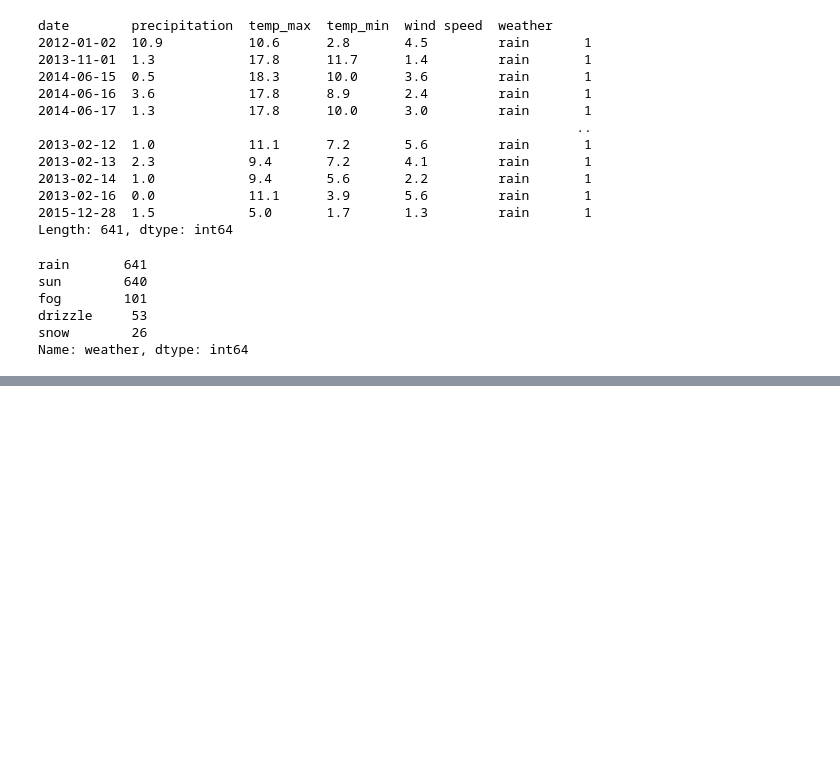
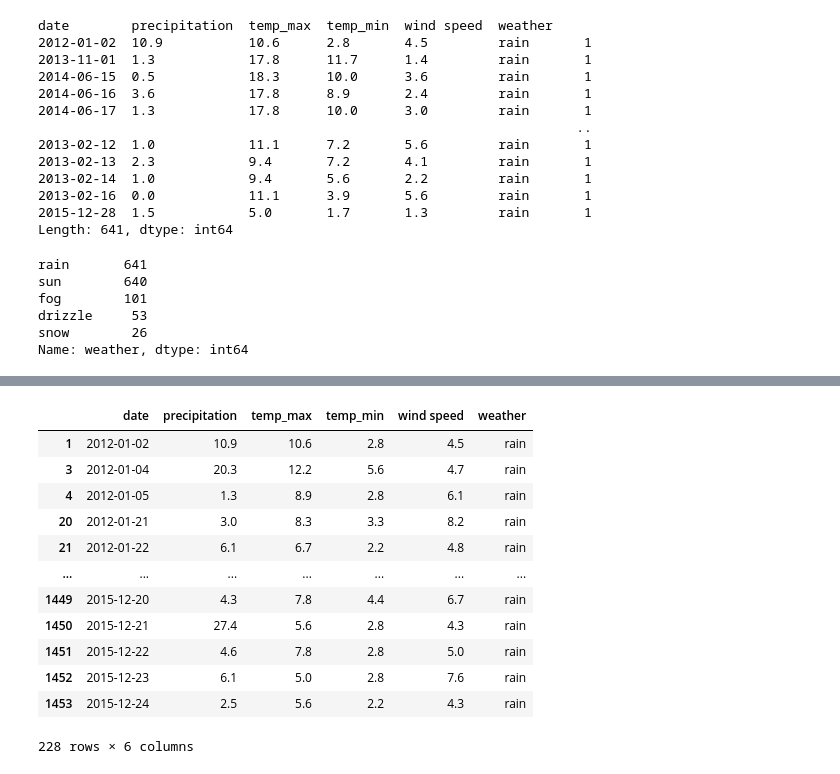
Before and after one commit to shashankgmadival/DATA-ANALYSIS, a Jupyter notebook: weather-prediction.ipynb, the cells around one changed output, grey strips where cells are left out. Saved outputs shown, nothing was run; the diff lists cells and outputs as text; code cells hidden in the pictures; blank space fills up the shorter version.

Commit message:
some data analysis methods are done

```diff
--- a/weather-prediction.ipynb
+++ b/weather-prediction.ipynb
@@ -391,0 +409,16 @@ Name: weather, dtype: int64
+# %%
+data[(data['wind speed'] > 4) & (data['weather'] == 'rain') ]
+# %% [output]
+|  | date | precipitation | temp_max | temp_min | wind speed | weather |
+| 1 | 2012-01-02 | 10.9 | 10.6 | 2.8 | 4.5 | rain |
+| 3 | 2012-01-04 | 20.3 | 12.2 | 5.6 | 4.7 | rain |
+| 4 | 2012-01-05 | 1.3 | 8.9 | 2.8 | 6.1 | rain |
+| 20 | 2012-01-21 | 3.0 | 8.3 | 3.3 | 8.2 | rain |
+| 21 | 2012-01-22 | 6.1 | 6.7 | 2.2 | 4.8 | rain |
+| ... | ... | ... | ... | ... | ... | ... |
+| 1449 | 2015-12-20 | 4.3 | 7.8 | 4.4 | 6.7 | rain |
+| 1450 | 2015-12-21 | 27.4 | 5.6 | 2.8 | 4.3 | rain |
+| 1451 | 2015-12-22 | 4.6 | 7.8 | 2.8 | 5.0 | rain |
+| 1452 | 2015-12-23 | 6.1 | 5.0 | 2.8 | 7.6 | rain |
+| 1453 | 2015-12-24 | 2.5 | 5.6 | 2.2 | 4.3 | rain |
+228 rows × 6 columns
```
Also changed, not shown: parts of 10 cells of this notebook.
